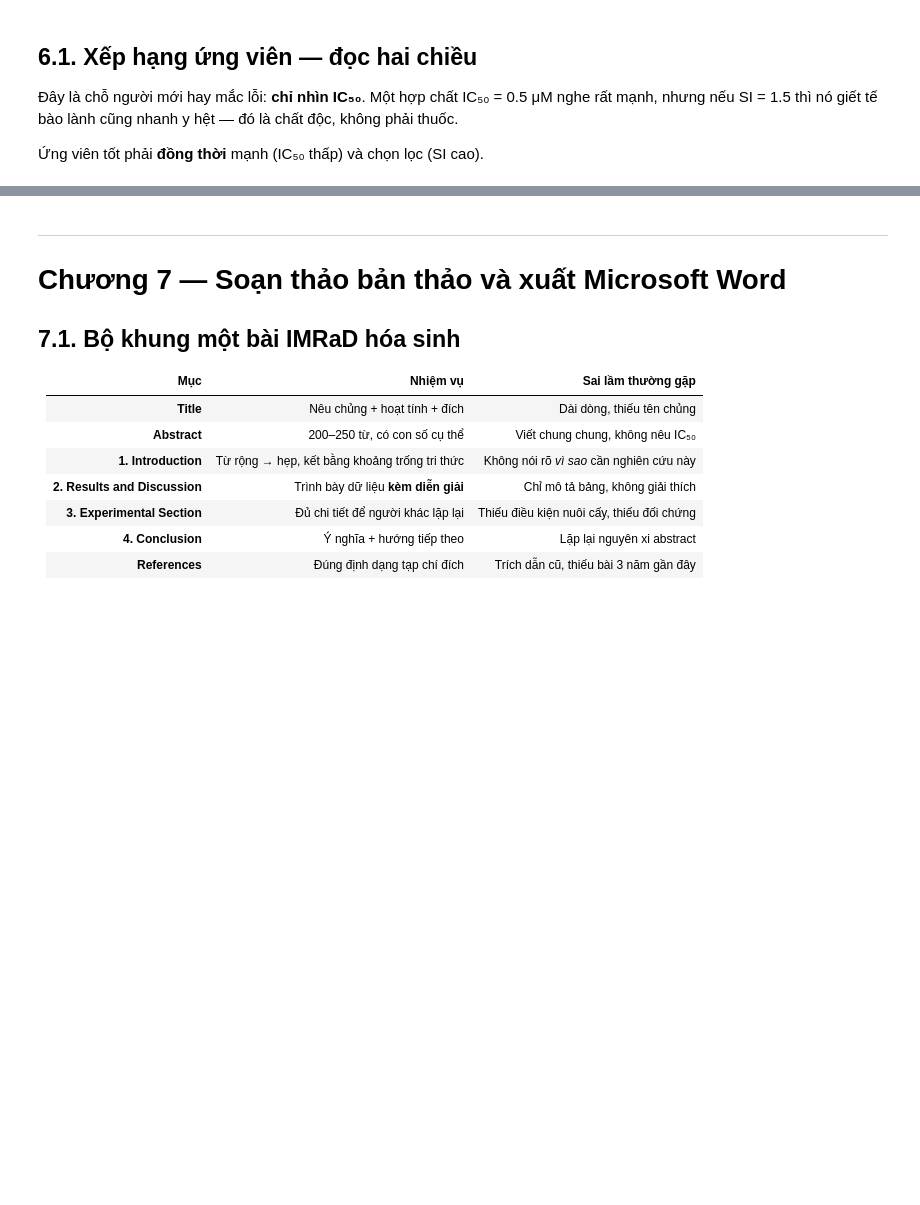
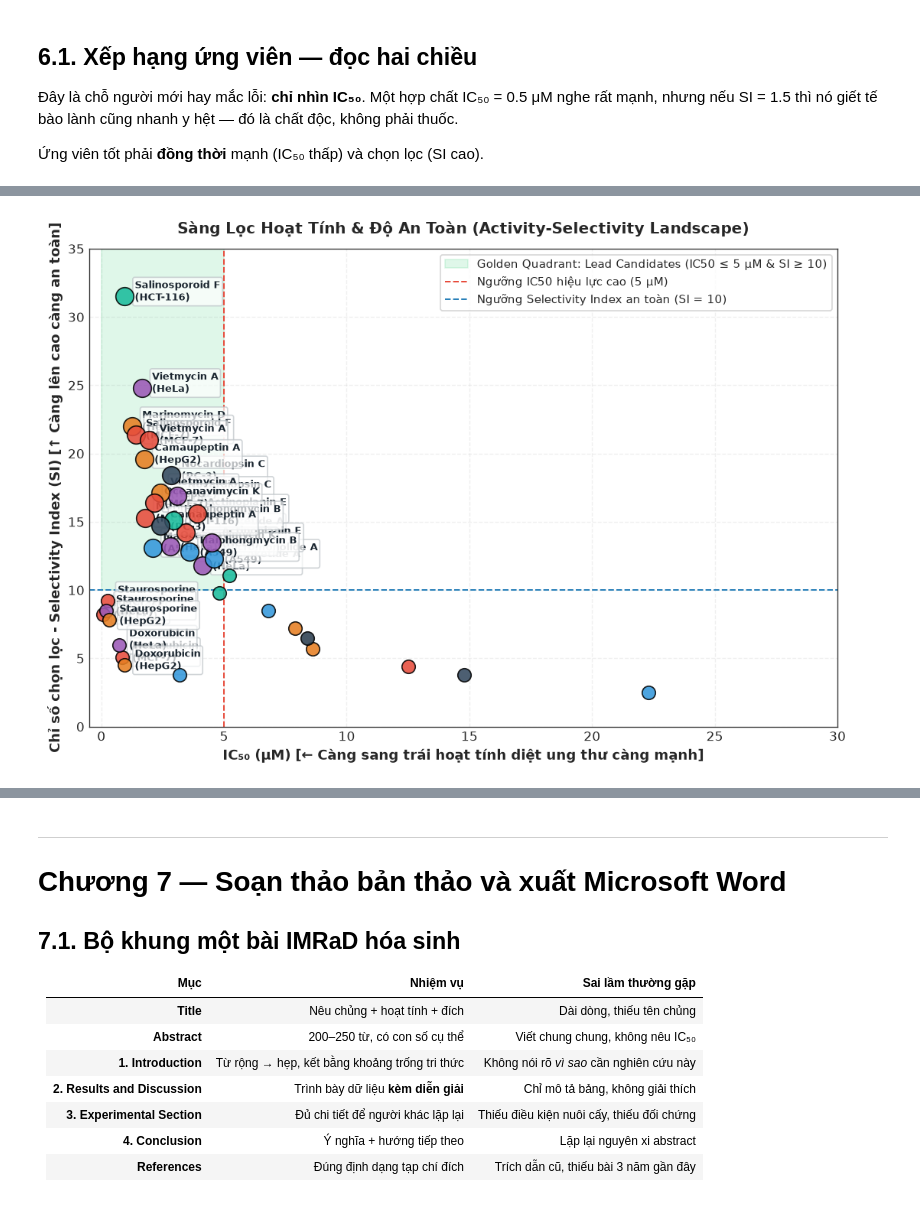
Before and after one commit to colinhuang-ai/fu888lyk_bioresearch, a Jupyter notebook: notebooks/01_anticancer_discovery_pipeline.ipynb, the cells around one changed output, grey strips where cells are left out. Cells and saved outputs as stored; diff of their text form; code cells hidden in the pictures; blank space fills up the shorter version.

```diff
--- a/notebooks/01_anticancer_discovery_pipeline.ipynb
+++ b/notebooks/01_anticancer_discovery_pipeline.ipynb
@@ -559,0 +791,42 @@ else:
+# %%
+if rows and HAS_PLT:
+    fig, ax = plt.subplots(figsize=(9, 6.2))
+
+    # Vùng Golden Quadrant (IC50 <= 5.0 uM và SI >= 10.0)
+    ax.axvspan(0, 5.0, ymin=10/35, ymax=1, alpha=0.15, color='#2ecc71',
+               label='Golden Quadrant: Lead Candidates (IC50 ≤ 5 µM & SI ≥ 10)')
+    ax.axvline(5.0, ls='--', c='#e74c3c', lw=1.2, label='Ngưỡng IC50 hiệu lực cao (5 µM)')
+    ax.axhline(10.0, ls='--', c='#2980b9', lw=1.2, label='Ngưỡng Selectivity Index an toàn (SI = 10)')
+
+    # Phân nhóm hợp chất theo dòng tế bào
+    palette = {'MCF-7': '#e74c3c', 'HeLa': '#9b59b6', 'HepG2': '#e67e22', 'A549': '#3498db', 'HCT-116': '#1abc9c', 'PC-3': '#34495e'}
+
+    for r in rows:
+        strong = (r['ic50_uM'] <= 5.0) and (r['selectivity_index'] >= 10.0)
+        cell_line = r['cancer_cell_line']
+        pt_color = palette.get(cell_line, '#2c3e50')
+
+        ax.scatter(r['ic50_uM'], r['selectivity_index'],
+                   s=200 if strong else 110, alpha=0.88,
+                   c=pt_color, edgecolors='black', linewidths=1.0, zorder=4)
+
+        if strong or r['ic50_uM'] < 1.5 or r['selectivity_index'] > 20:
+            ax.annotate(f"{r['compound_name']}\n({cell_line})",
+                        (r['ic50_uM'], r['selectivity_index']),
+                        textcoords='offset points', xytext=(8, -3), fontsize=8,
+                        fontweight='bold', color='#1a252f',
+                        bbox=dict(boxstyle='round,pad=0.2', facecolor='white', alpha=0.7, edgecolor='#bdc3c7'))
+
+    ax.set_xlabel('IC₅₀ (µM) [← Càng sang trái hoạt tính diệt ung thư càng mạnh]', fontweight='bold', fontsize=10.5)
+    ax.set_ylabel('Chỉ số chọn lọc - Selectivity Index (SI) [↑ Càng lên cao càng an toàn]', fontweight='bold', fontsize=10.5)
+    ax.set_title('Sàng Lọc Hoạt Tính & Độ An Toàn (Activity-Selectivity Landscape)', fontsize=12, fontweight='bold', pad=12)
+    ax.set_xlim(-0.5, 30)
+    ax.set_ylim(0, 35)
+    ax.legend(loc='upper right', frameon=True, fontsize=9)
+    ax.grid(True, alpha=0.3, ls='--')
+    plt.tight_layout()
+    plt.show()
+else:
+    print('Bỏ qua biểu đồ (thiếu matplotlib hoặc chưa có dữ liệu).')
+# %% [output]
+[figure, added]
```
Also changed, not shown: parts of 29 cells of this notebook, 13 other files.
